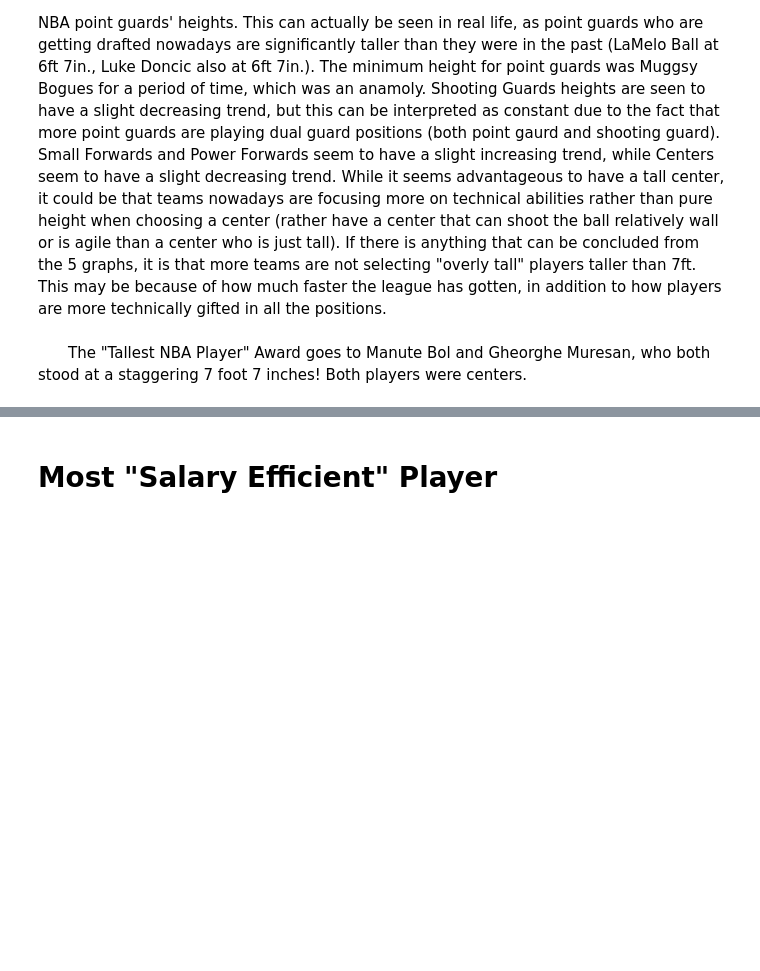
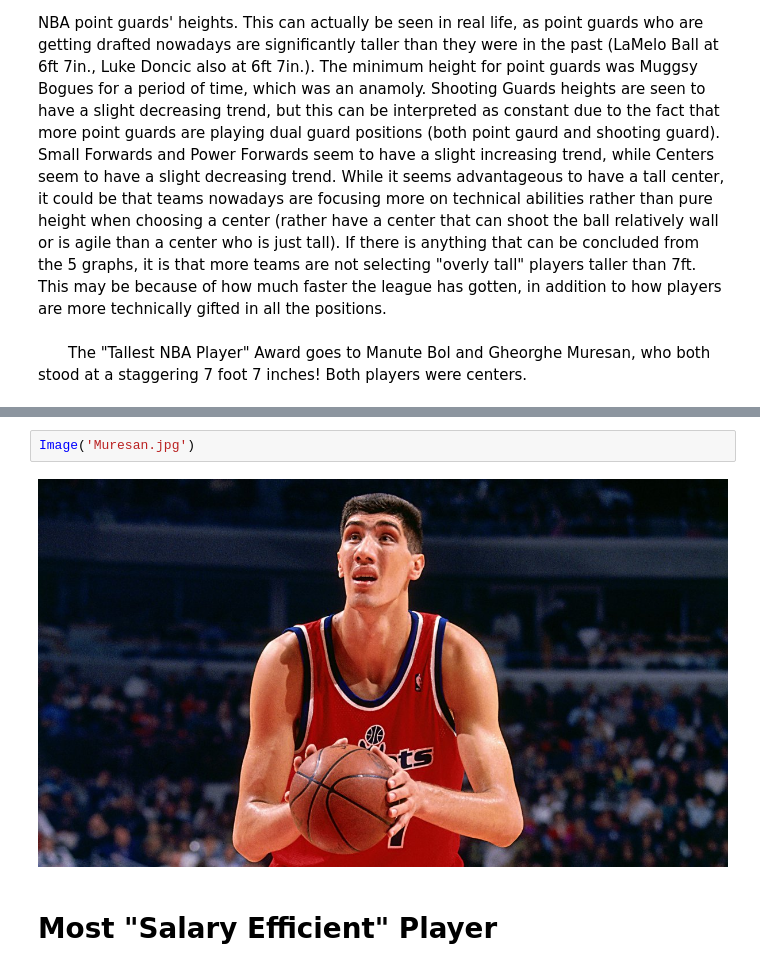
Before and after one commit to acook4148/CMSC320FinalProject, a Jupyter notebook: Kos_Copy.ipynb, the cells around one changed output, grey strips where cells are left out. Saved outputs shown, nothing was run; the diff lists cells and outputs as text; blank space fills up the shorter version.

```diff
--- a/Kos_Copy.ipynb
+++ b/Kos_Copy.ipynb
@@ -750,3 +756,7 @@ Smallest C: Chuck Hayes at 6ft 6in. <br> <br>
+# %%
+Image('Muresan.jpg')
+# %% [output]
+[figure, added]
 # %% [markdown]
 # Most "Salary Efficient" Player
 # %% [markdown]
```
Also changed, not shown: parts of 19 cells of this notebook.
